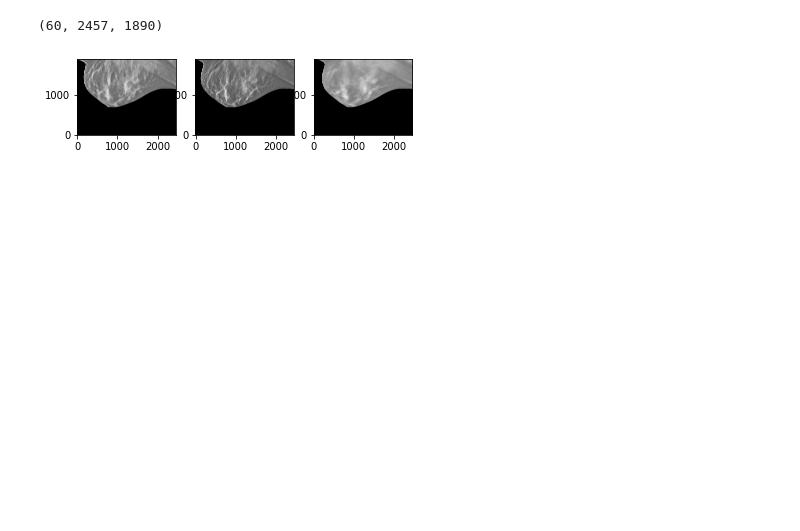
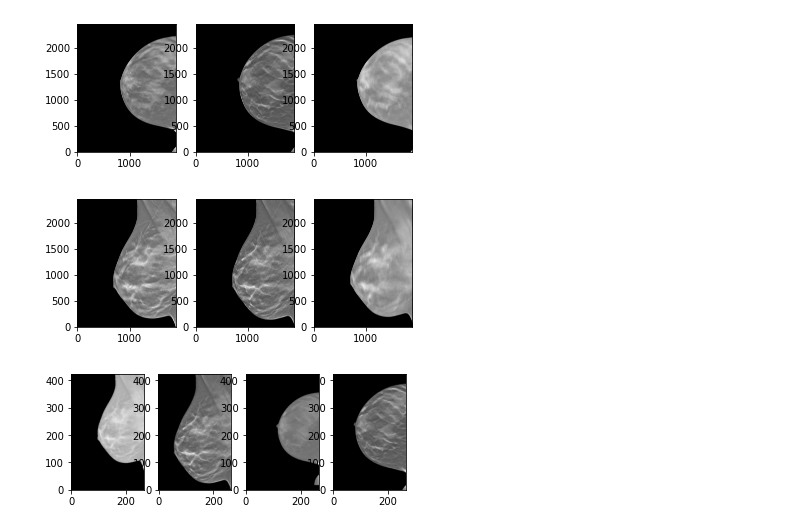
Before and after one commit to s-mostafa-a/visualizing-medical-data, a Jupyter notebook: dicom_simpleitk.ipynb, the cells around one changed output. Cells and saved outputs as stored; diff of their text form; code cells hidden in the pictures; blank space fills up the shorter version.

```diff
--- a/dicom_simpleitk.ipynb
+++ b/dicom_simpleitk.ipynb
@@ -28,24 +31,38 @@ MammoTomoUPMC_Case1 100%[===================>] 236.94M  10.8MB/s    in 22s
 # %%
 import SimpleITK as sitk
 import sys
 import os
 from matplotlib import pyplot as plt
 import numpy as np
 %matplotlib inline
 
 def show_slices(slices):
   fig, axes = plt.subplots(1, len(slices))
   for i, slice in enumerate(slices):
-    axes[i].imshow(slice.T, cmap="gray", origin="lower")
+    axes[i].imshow(slice, cmap="gray", origin="lower")
 
 
-breast_image_path = '/content/breast/Case1 [Case1]/20080408 023126 [ - BREAST IMAGING TOMOSYNTHESIS]/Series 73200000 [MG - L MLO Breast Tomosynthesis Image]/1.3.6.1.4.1.5962.99.1.2280943358.716200484.1363785608958.73.0.dcm'
-breast_array = sitk.GetArrayFromImage(sitk.ReadImage(breast_image_path))
-print(breast_array.shape)
-show_slices([breast_array[0,:,:], breast_array[29,:,:], breast_array[59,:,:]])
+def view_all_breast_dcms(directory='/content/breast/Case1 [Case1]/20080408 023126 [ - BREAST IMAGING TOMOSYNTHESIS]'):
+  arrays = []
+  for subdir in os.listdir(directory):
+    for filee in os.listdir(f'{directory}/{subdir}'):
+      path = f'{directory}/{subdir}/{filee}'
+      arrays.append(sitk.GetArrayFromImage(sitk.ReadImage(path)))
+  single_images = []
+
+  for arr in arrays:
+    if arr.shape[0] == 1:
+      single_images.append(arr[0,:,:])
+    else:
+      show_slices([arr[0,:,:], arr[29,:,:], arr[59,:,:]])
+  show_slices(single_images)
+
+
+view_all_breast_dcms()
 # %% [output]
-(60, 2457, 1890)
-[figure, old version]
+[figure, new version]
+[figure, added]
+[figure, added]
 # %%
 !wget https://mri.radiology.uiowa.edu/website_documents/visible_human_tar_files/VHMCT1mm_Head.tar.gz
 # %% [output]
```
Also changed, not shown: parts of 4 cells of this notebook.
